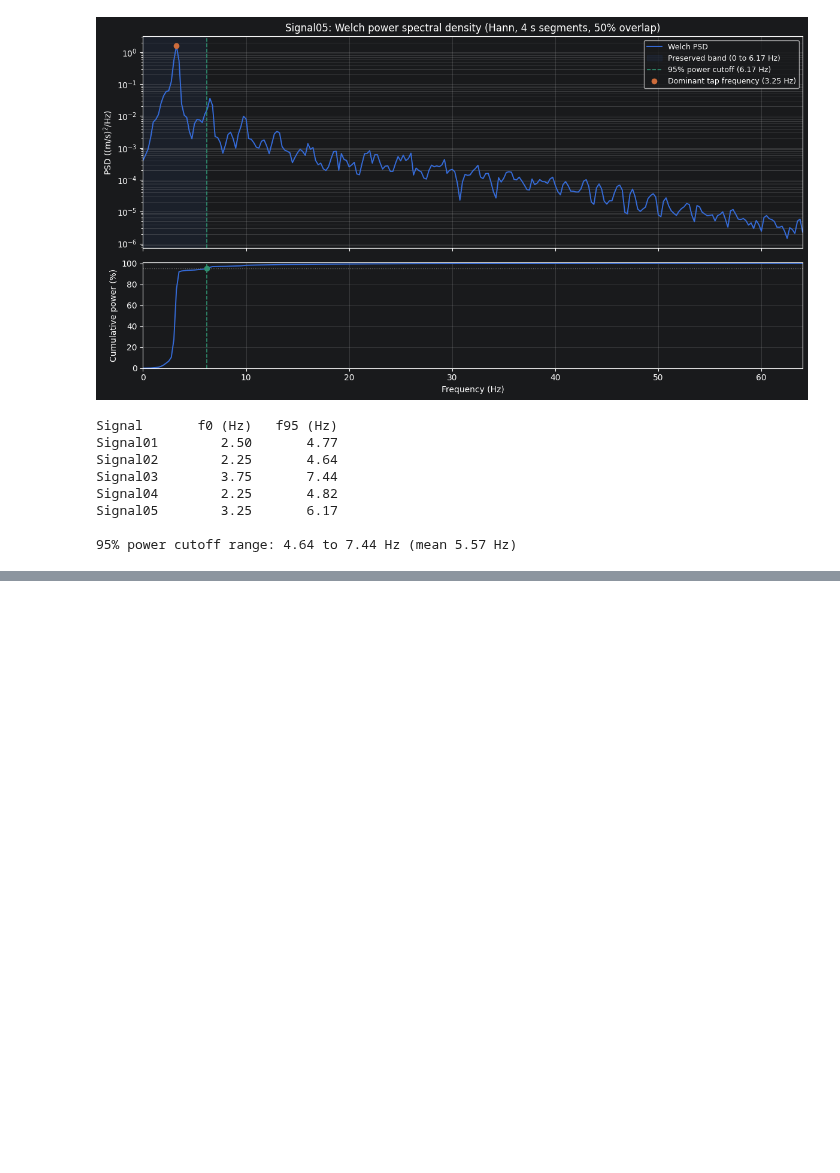
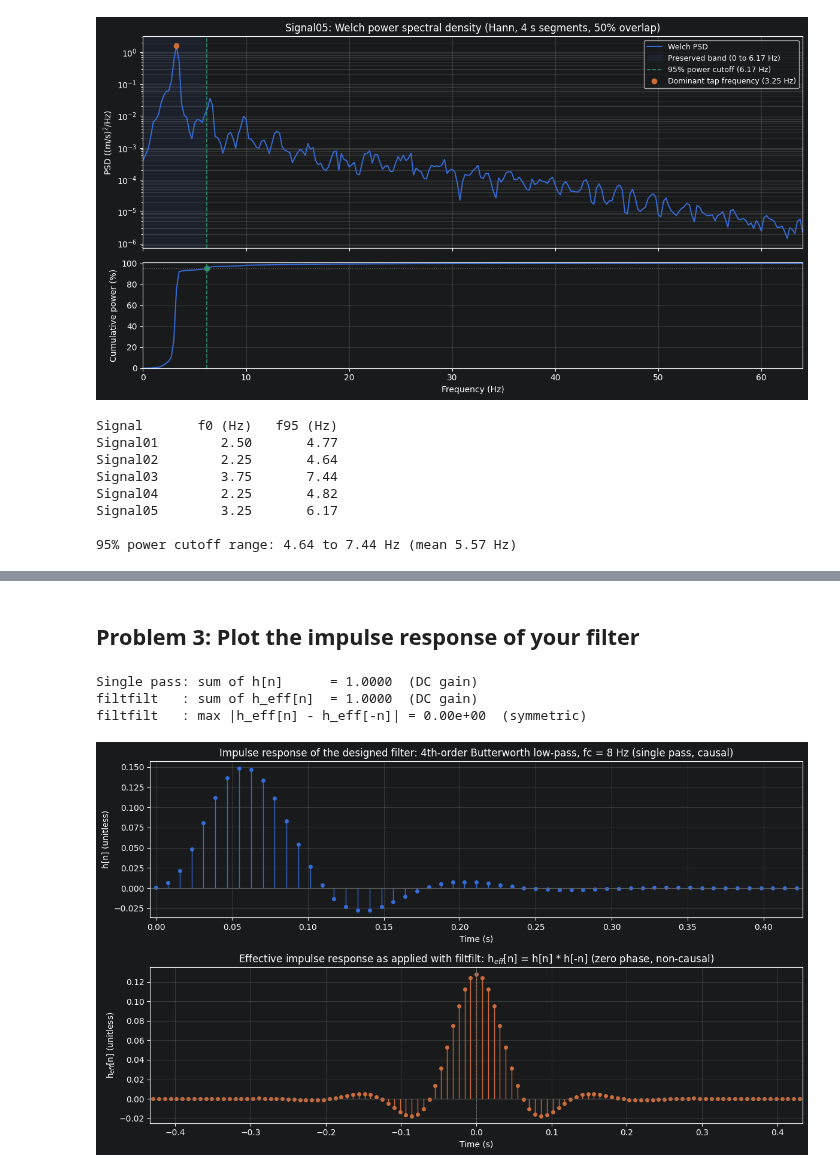
Before and after one commit to Jon-Knapp/EE522, a Jupyter notebook: Homework 4/Leg Agility Filter.ipynb, the cells around one changed output, grey strips where cells are left out. Drawn from its saved outputs; the diff is of its cells as text; code cells hidden in the pictures; blank space fills up the shorter version.

```diff
--- a/Homework 4/Leg Agility Filter.ipynb
+++ b/Homework 4/Leg Agility Filter.ipynb
@@ -173,0 +239,58 @@ for fname in files:
+# %% [markdown]
+## Problem 3: Plot the impulse response of your filter
+# %%
+# ---------------------------------------------------------------
+# Problem 3: impulse response of the filter
+# Uses b, a, fs, fc, order from the Problem 1 cell.
+# The designed filter H(z) is a causal 4th-order Butterworth. Because it
+# is applied with filtfilt (forward, then backward), the filter actually
+# applied to the data has impulse response h_eff[n] = h[n] * h[-n],
+# which is symmetric about n = 0 (zero phase, non-causal).
+# ---------------------------------------------------------------
+N_imp = 128                                    # 1 s of samples, h[n] has decayed to ~0
+imp = np.zeros(N_imp); imp[0] = 1.0
+h = signal.lfilter(b, a, imp)                  # single-pass impulse response
+n_h = np.arange(N_imp)
+
+h_eff = np.convolve(h, h[::-1])                # forward-backward (filtfilt) response
+n_eff = np.arange(-(N_imp - 1), N_imp)
+
+print(f'Single pass: sum of h[n]      = {h.sum():.4f}  (DC gain)')
+print(f'filtfilt   : sum of h_eff[n]  = {h_eff.sum():.4f}  (DC gain)')
+print(f'filtfilt   : max |h_eff[n] - h_eff[-n]| = {np.max(np.abs(h_eff - h_eff[::-1])):.2e}  (symmetric)')
+
+# Plot only the part of each response that is visibly non-zero
+tol    = 1e-3 * np.abs(h).max()
+n_end  = np.nonzero(np.abs(h) > tol)[0].max() + 2
+keep   = np.abs(n_eff) <= n_end
+
+fig, (ax1, ax2) = plt.subplots(2, 1, figsize=(12, 7))
+
+ml, sl, bl = ax1.stem(n_h[:n_end] / fs, h[:n_end], basefmt=' ')
+plt.setp(ml, color='C0', ms=4); plt.setp(sl, color='C0', lw=1)
+ax1.axhline(0, color='0.4', lw=0.8)
+ax1.set_xlim(-0.5 / fs, (n_end - 0.5) / fs)
+ax1.set_xlabel('Time (s)')
+ax1.set_ylabel('h[n] (unitless)')
+ax1.set_title(f'Impulse response of the designed filter: {order}th-order Butterworth '
+              f'low-pass, fc = {fc:g} Hz (single pass, causal)')
+ax1.grid(alpha=0.3)
+
+ml, sl, bl = ax2.stem(n_eff[keep] / fs, h_eff[keep], basefmt=' ')
+plt.setp(ml, color='C1', ms=4); plt.setp(sl, color='C1', lw=1)
+ax2.axhline(0, color='0.4', lw=0.8)
+ax2.axvline(0, color='0.4', ls='--', lw=0.8)
+ax2.set_xlim(-(n_end + 0.5) / fs, (n_end + 0.5) / fs)
+ax2.set_xlabel('Time (s)')
+ax2.set_ylabel('h$_{eff}$[n] (unitless)')
+ax2.set_title('Effective impulse response as applied with filtfilt: '
+              'h$_{eff}$[n] = h[n] * h[-n] (zero phase, non-causal)')
+ax2.grid(alpha=0.3)
+
+fig.tight_layout()
+plt.show()
+# %% [output]
+Single pass: sum of h[n]      = 1.0000  (DC gain)
+filtfilt   : sum of h_eff[n]  = 1.0000  (DC gain)
+filtfilt   : max |h_eff[n] - h_eff[-n]| = 0.00e+00  (symmetric)
+[figure, added]
```
Also changed, not shown: parts of 14 cells of this notebook, 2 other files.
